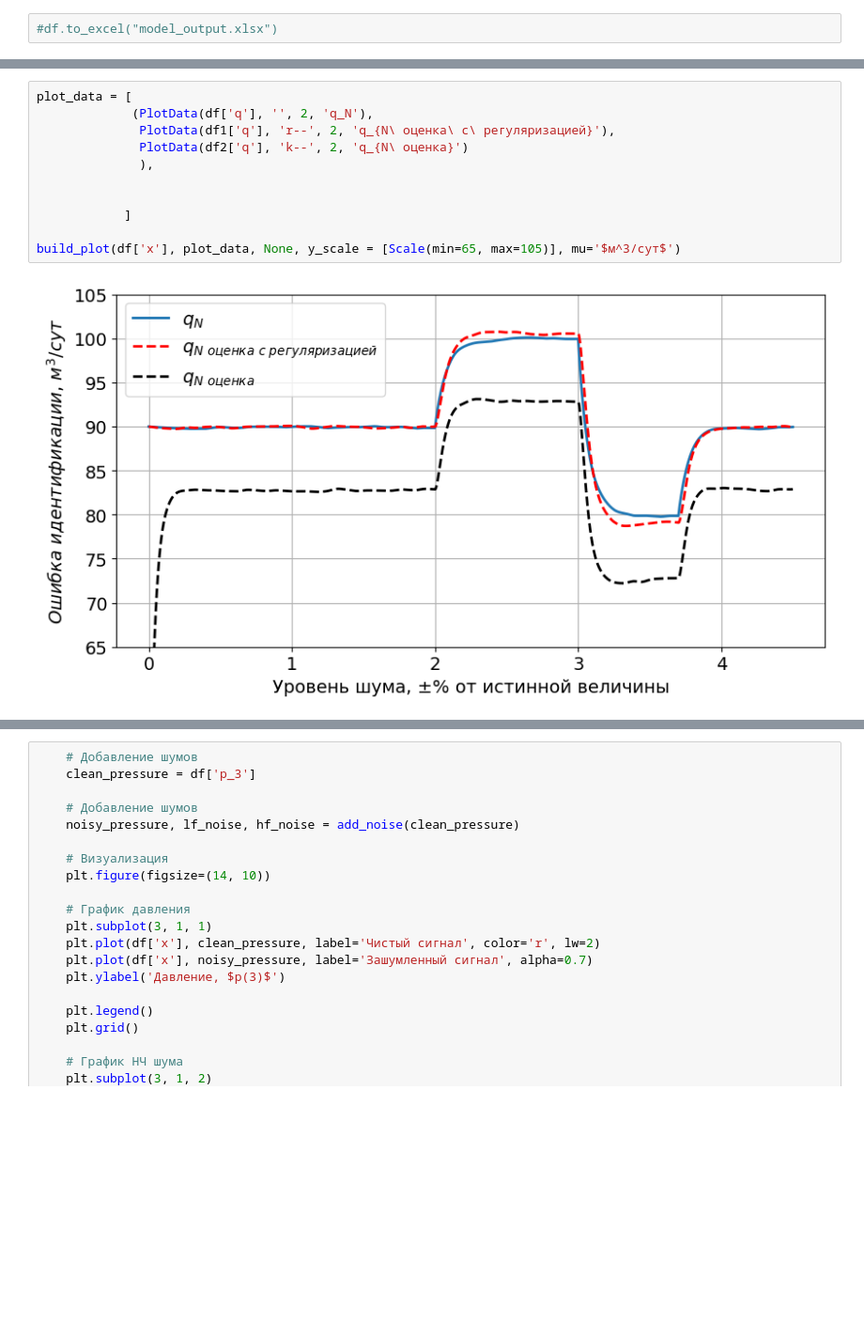
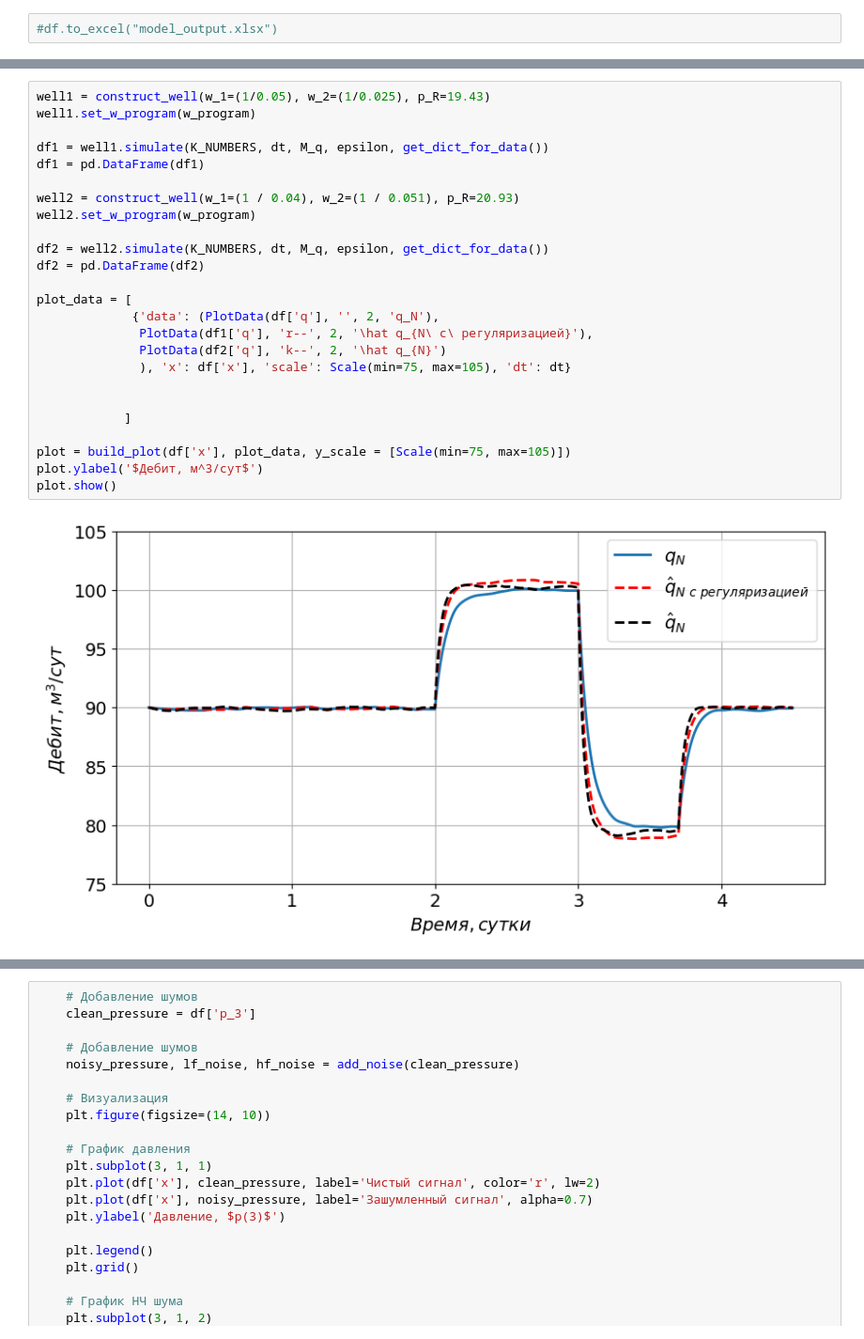
Before and after one commit to IANovoselov/well, a Jupyter notebook: src/well.ipynb, the cells around one changed output, grey strips where cells are left out. Shown at 94% size. Cells and saved outputs as stored; diff of their text form; blank space fills up the shorter version.

```diff
--- a/src/well.ipynb
+++ b/src/well.ipynb
@@ -92,16 +31,30 @@ df2 = pd.DataFrame(df2)
-# %%
-plot_data = [
-             (PlotData(df['q'], '', 2, 'q_N'),
-              PlotData(df1['q'], 'r--', 2, 'q_{N\ оценка\ с\ регуляризацией}'),
-              PlotData(df2['q'], 'k--', 2, 'q_{N\ оценка}')
-              ),
-
-
-            ]
-
-build_plot(df['x'], plot_data, None, y_scale = [Scale(min=65, max=105)], mu='$м^3/сут$')
-# %% [output]
-[figure, removed]
+# %%
+well1 = construct_well(w_1=(1/0.05), w_2=(1/0.025), p_R=19.43)
+well1.set_w_program(w_program)
+
+df1 = well1.simulate(K_NUMBERS, dt, M_q, epsilon, get_dict_for_data())
+df1 = pd.DataFrame(df1)
+
+well2 = construct_well(w_1=(1 / 0.04), w_2=(1 / 0.051), p_R=20.93)
+well2.set_w_program(w_program)
+
+df2 = well2.simulate(K_NUMBERS, dt, M_q, epsilon, get_dict_for_data())
+df2 = pd.DataFrame(df2)
+
+plot_data = [
+             {'data': (PlotData(df['q'], '', 2, 'q_N'),
+              PlotData(df1['q'], 'r--', 2, '\hat q_{N\ с\ регуляризацией}'),
+              PlotData(df2['q'], 'k--', 2, '\hat q_{N}')
+              ), 'x': df['x'], 'scale': Scale(min=75, max=105), 'dt': dt}
+
+
+            ]
+
+plot = build_plot(df['x'], plot_data, y_scale = [Scale(min=75, max=105)])
+plot.ylabel('$Дебит, м^3/сут$')
+plot.show()
+# %% [output]
+[figure, added]
 # %%
 plot_data = [
              (PlotData(df['q'], '', 2, 'q'),
```
Also changed, not shown: parts of 9 cells of this notebook, 2 other files.
